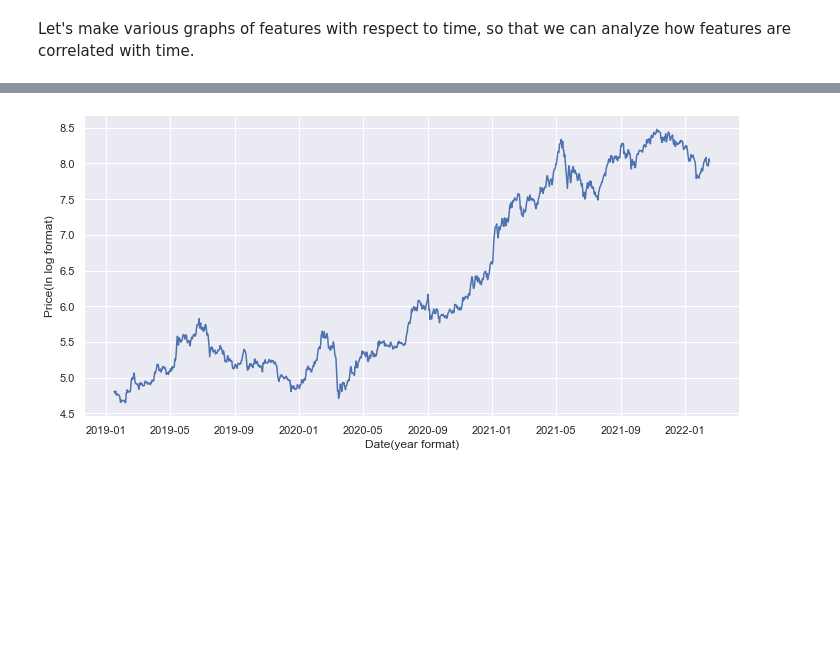
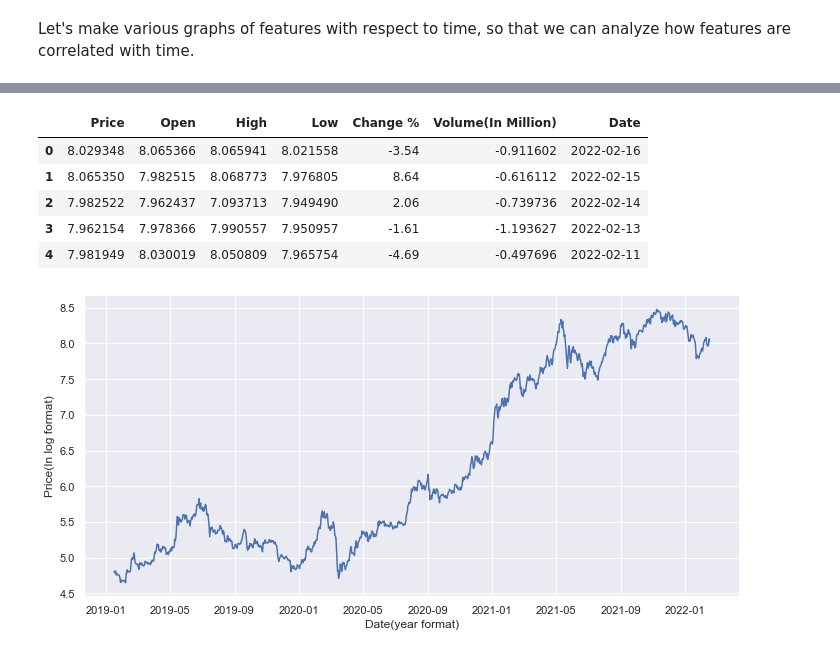
Before and after one commit to darshakpranpariya/MARKETPIRATE, a Jupyter notebook: Feature Engineering/feature_engineering.ipynb, the cells around one changed output, grey strips where cells are left out. Cells and saved outputs as stored; diff of their text form; code cells hidden in the pictures; blank space fills up the shorter version.

Commit message:
- made custom module

```diff
--- a/Feature Engineering/feature_engineering.ipynb
+++ b/Feature Engineering/feature_engineering.ipynb
@@ -131,2 +54,16 @@ def line_graph(df_name, x_axis_column, y_axis_column, x_axis_title="", y_axis_ti
+# %%
+df = my_module.drop_column_from_df(
+    dataframe_name=df,
+    list_column_name=['Day','Month','Year']
+)
+# %%
+df.head()
+# %% [output]
+|  | Price | Open | High | Low | Change % | Volume(In Million) | Date |
+| 0 | 8.029348 | 8.065366 | 8.065941 | 8.021558 | -3.54 | -0.911602 | 2022-02-16 |
+| 1 | 8.065350 | 7.982515 | 8.068773 | 7.976805 | 8.64 | -0.616112 | 2022-02-15 |
+| 2 | 7.982522 | 7.962437 | 7.093713 | 7.949490 | 2.06 | -0.739736 | 2022-02-14 |
+| 3 | 7.962154 | 7.978366 | 7.990557 | 7.950957 | -1.61 | -1.193627 | 2022-02-13 |
+| 4 | 7.981949 | 8.030019 | 8.050809 | 7.965754 | -4.69 | -0.497696 | 2022-02-11 |
 # %%
 # Time vs Price
```
Also changed, not shown: parts of 26 cells of this notebook, 4 other files.
